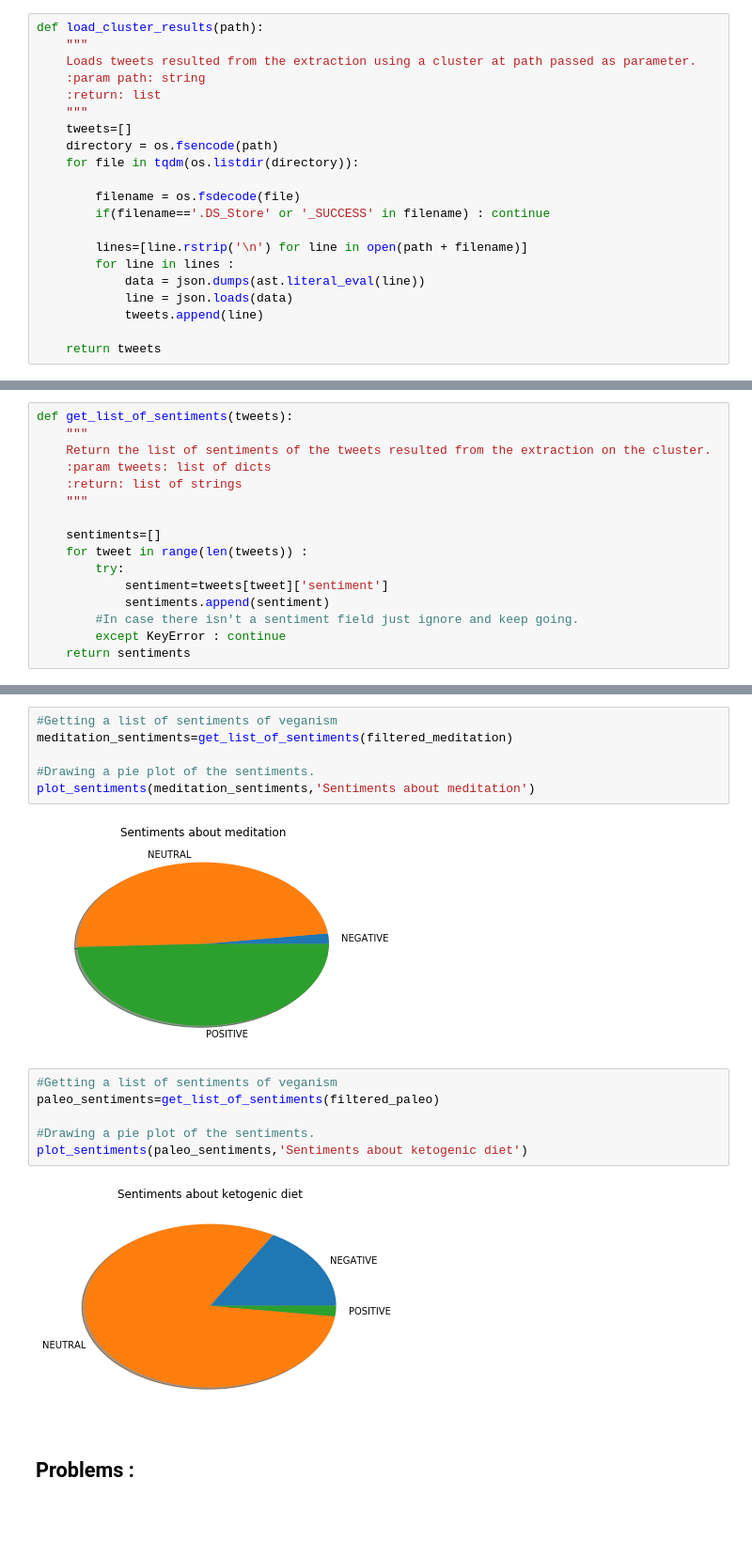
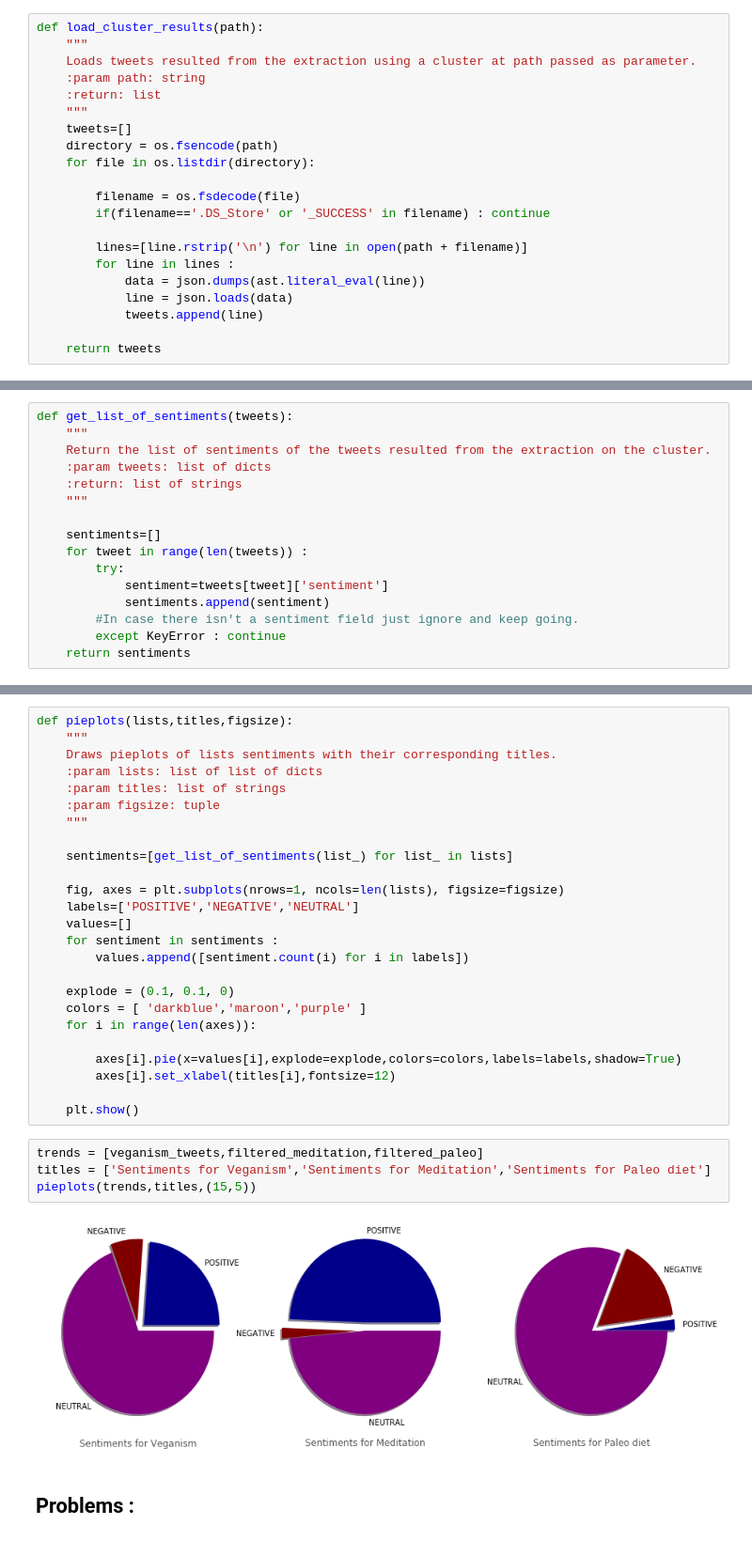
Before and after one commit to Firas11993/ada2017, a Jupyter notebook: Project/Project.ipynb, the cells around one changed output, grey strips where cells are left out. Shown at 94% size. Drawn from its saved outputs; the diff is of its cells as text; blank space fills up the shorter version.

```diff
--- a/Project/Project.ipynb
+++ b/Project/Project.ipynb
@@ -292,7 +292,7 @@ def load_cluster_results(path):
     """
     tweets=[]
     directory = os.fsencode(path)
-    for file in tqdm(os.listdir(directory)):
+    for file in os.listdir(directory):
 
         filename = os.fsdecode(file)
         if(filename=='.DS_Store' or '_SUCCESS' in filename) : continue
@@ -387,19 +379,34 @@ plot_sentiments(veganism_sentiments,'Sentiments about veganism')
-# %%
-#Getting a list of sentiments of veganism
-meditation_sentiments=get_list_of_sentiments(filtered_meditation)
-
-#Drawing a pie plot of the sentiments.
-plot_sentiments(meditation_sentiments,'Sentiments about meditation')
-# %% [output]
-[figure, removed]
-# %%
-#Getting a list of sentiments of veganism
-paleo_sentiments=get_list_of_sentiments(filtered_paleo)
-
-#Drawing a pie plot of the sentiments.
-plot_sentiments(paleo_sentiments,'Sentiments about ketogenic diet')
-# %% [output]
-[figure, removed]
+# %%
+def pieplots(lists,titles,figsize):
+    """
+    Draws pieplots of lists sentiments with their corresponding titles.
+    :param lists: list of list of dicts
+    :param titles: list of strings
+    :param figsize: tuple
+    """
+
+    sentiments=[get_list_of_sentiments(list_) for list_ in lists]
+
+    fig, axes = plt.subplots(nrows=1, ncols=len(lists), figsize=figsize)
+    labels=['POSITIVE','NEGATIVE','NEUTRAL']
+    values=[]
+    for sentiment in sentiments :
+        values.append([sentiment.count(i) for i in labels])
+
+    explode = (0.1, 0.1, 0)
+    colors = [ 'darkblue','maroon','purple' ]
+    for i in range(len(axes)):
+
+        axes[i].pie(x=values[i],explode=explode,colors=colors,labels=labels,shadow=True)
+        axes[i].set_xlabel(titles[i],fontsize=12)
+
+    plt.show()
+# %%
+trends = [veganism_tweets,filtered_meditation,filtered_paleo]
+titles = ['Sentiments for Veganism','Sentiments for Meditation','Sentiments for Paleo diet']
+pieplots(trends,titles,(15,5))
+# %% [output]
+[figure, added]
 # %% [markdown]
 ## Problems :
 # %% [markdown]
```
Also changed, not shown: parts of 20 cells of this notebook.
